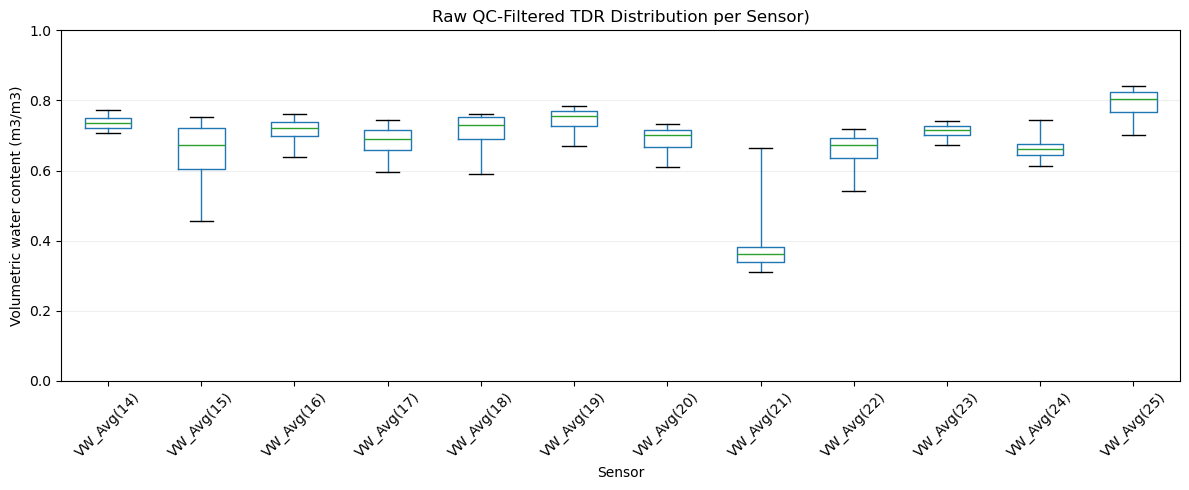
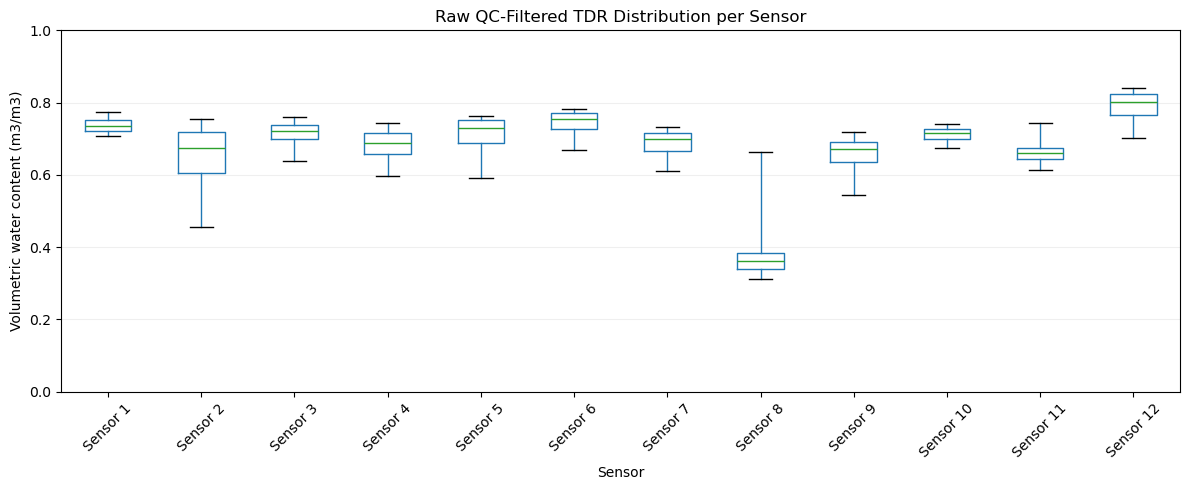
Unified diff of the notebook cell whose output changed from the first chart to the second:
--- before
+++ after
@@ -38,5 +38,11 @@
 sensor_wide_qc = sensor_wide_analysis.where(qc_mask_analysis)
 
-long_all = sensor_wide_all.reset_index().melt(
+# Use sequential display labels so the sensor names do not inherit the raw numbering
+sensor_display_names = {column: f'Sensor {index}' for index, column in enumerate(sensor_columns, start=1)}
+analysis_display_names = {column: sensor_display_names[column] for column in analysis_sensor_columns}
+sensor_wide_qc_all_display = sensor_wide_qc_all.rename(columns=sensor_display_names)
+sensor_wide_qc_display = sensor_wide_qc.rename(columns=analysis_display_names)
+
+long_all = sensor_wide_qc_all.reset_index().melt(
     id_vars='TIMESTAMP',
     value_vars=sensor_columns,
@@ -54,5 +60,5 @@
         max_value=('value', 'max')
     )
- )
+)
 invalid_summary['invalid_pct'] = 100 * invalid_summary['invalid_obs'] / invalid_summary['total_obs']
 
@@ -62,5 +68,5 @@
 print(f'Sensors used for downstream SMAP analysis: {len(analysis_sensor_columns)}')
 print(f'Excluded from downstream SMAP analysis: {sorted(excluded_sensors)}')
-print(sensor_columns)
+print(list(sensor_display_names.values()))
 print('\nInvalid-value summary (outside [0, 1]):')
 print(invalid_summary.sort_values('invalid_pct', ascending=False).to_string(index=False))
@@ -68,5 +74,5 @@
 # Smoothed raw boxplot: hide fliers and use percentile whiskers
 fig_raw, ax_raw = plt.subplots(figsize=(12, 5))
-sensor_wide_qc_all.boxplot(
+sensor_wide_qc_all_display.boxplot(
     ax=ax_raw,
     rot=45,
@@ -74,6 +80,6 @@
     whis=[5, 95],
     grid=False
- )
-ax_raw.set_title('Raw QC-Filtered TDR Distribution per Sensor)')
+)
+ax_raw.set_title('Raw QC-Filtered TDR Distribution per Sensor')
 ax_raw.set_xlabel('Sensor')
 ax_raw.set_ylabel('Volumetric water content (m3/m3)')
@@ -94,5 +100,5 @@
 
 for axis, (label, freq) in zip(axes_cmp, aggregation_map.items()):
-    aggregated = sensor_wide_qc_all.resample(freq).mean()
+    aggregated = sensor_wide_qc_all_display.resample(freq).mean()
     aggregated.boxplot(
         ax=axis,
@@ -108,5 +114,5 @@
 
 axes_cmp[0].set_ylabel('Volumetric water content (m3/m3)')
-fig_cmp.suptitle('TDR Sensor Distribution by Aggregation Level)', y=1.03)
+fig_cmp.suptitle('TDR Sensor Distribution by Aggregation Level', y=1.03)
 fig_cmp.tight_layout()
 save_figure(fig_cmp, 'results_sm_sensor_boxplot_daily_weekly_monthly_with21.png')

Commit: SMAp suuitability land use and tdr boxplots updated